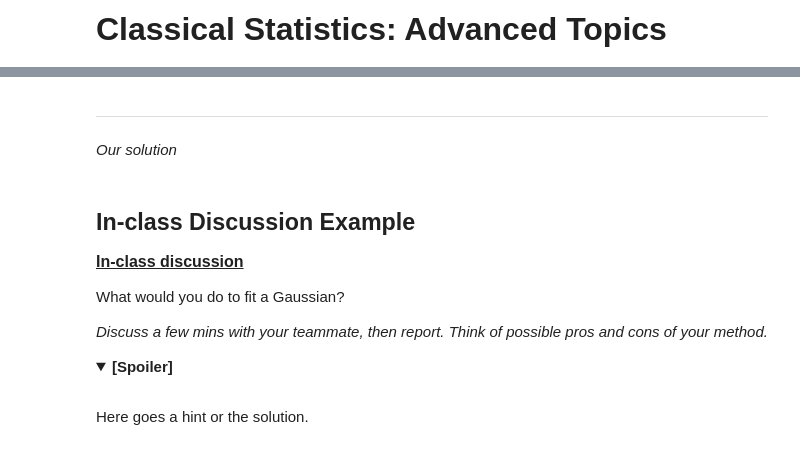
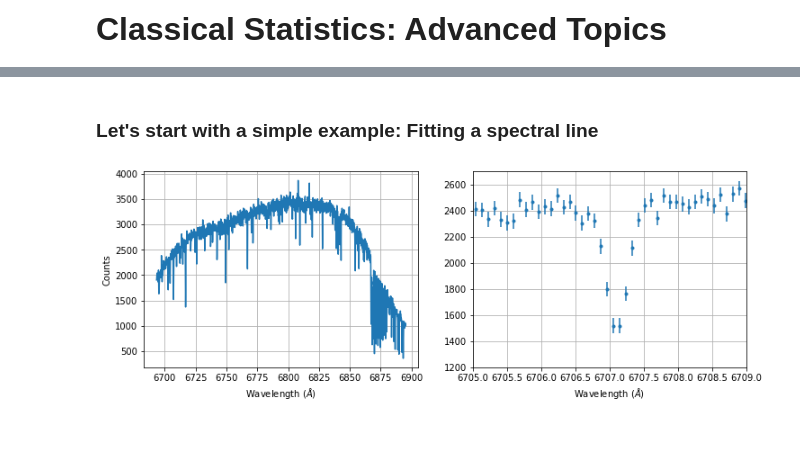
Before and after one commit to astrostatistics-in-crete/2023_summer_school, a Jupyter notebook: 03_Classical/Classical_2.ipynb, the cells around one changed output, grey strips where cells are left out. Drawn from its saved outputs; the diff is of its cells as text; code cells hidden in the pictures; folded sections open.

```diff
--- a/03_Classical/Classical_2.ipynb
+++ b/03_Classical/Classical_2.ipynb
@@ -36,18 +2,0 @@ Add the regularizations one by one, and re-run every time to see what happens.
-# %% [markdown]
-<hr style='height:1px'>
-
-_Our solution_
-# %% [markdown]
-## In-class Discussion Example
-
-<font size=3><u>**In-class discussion**</u><font>
-
-What would you do to fit a Gaussian?
-
-_Discuss a few mins with your teammate, then report.  Think of possible pros and cons of your method._
-
-<details>
-<summary><b>[Spoiler]</b></summary>
-<br>
-Here goes a hint or the solution.
-<br>
@@ -53,0 +13,23 @@ Here goes a hint or the solution.
+# %% [markdown]
+### Let's start with a simple example: Fitting a spectral line
+# %%
+spectrum = np.load("data/lithium_line_example.npy")
+
+fig, ax = plt.subplots(1, 2, figsize=(12, 4))
+
+ax[0].plot(spectrum['wavelength'], spectrum['flux'])
+ax[1].errorbar(spectrum['wavelength'], spectrum['flux'], yerr=spectrum['flux_error'], fmt='o', marker='.')
+
+ax[1].set_xlim(6705, 6709)
+ax[1].set_ylim(1200, 2700)
+
+for a in ax:
+    a.grid()
+
+ax[0].set_xlabel(r'Wavelength ($\AA$)')
+ax[1].set_xlabel(r'Wavelength ($\AA$)')
+ax[0].set_ylabel('Counts')
+
+plt.show()
+# %% [output]
+[figure, added]
```
Also changed, not shown: parts of 36 cells of this notebook, 4 other files.
